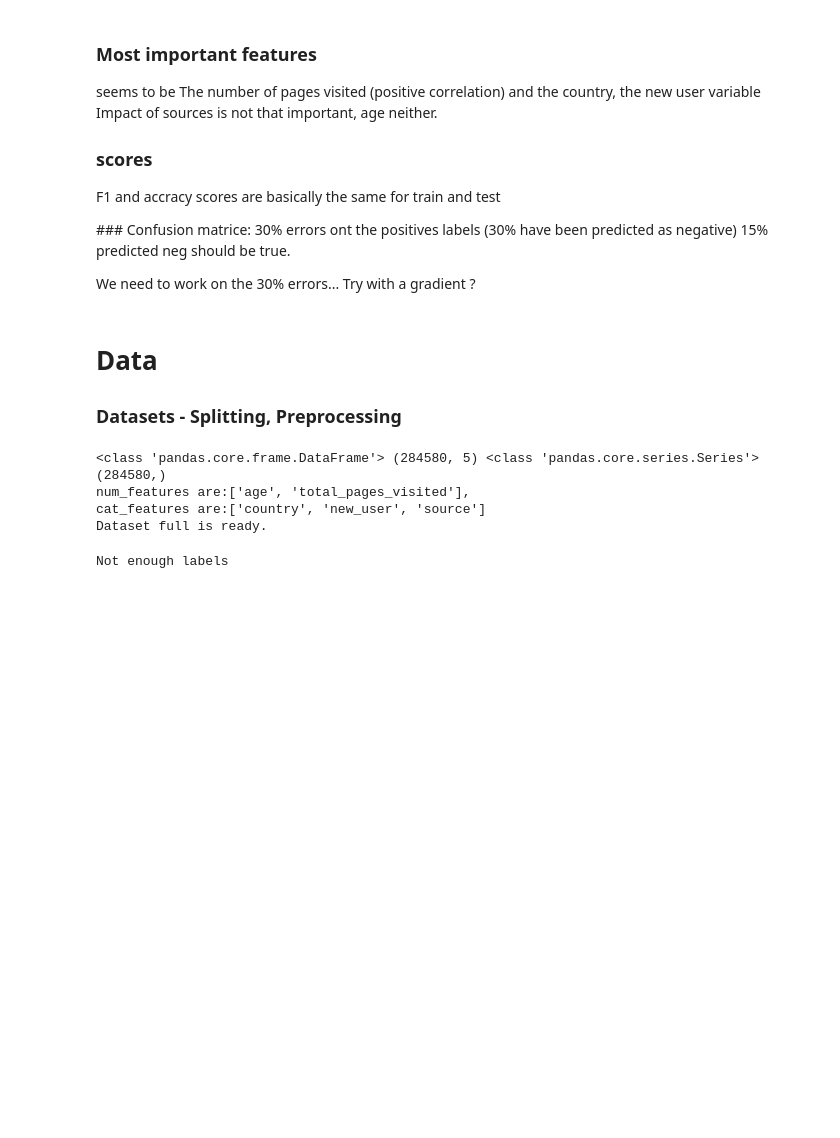
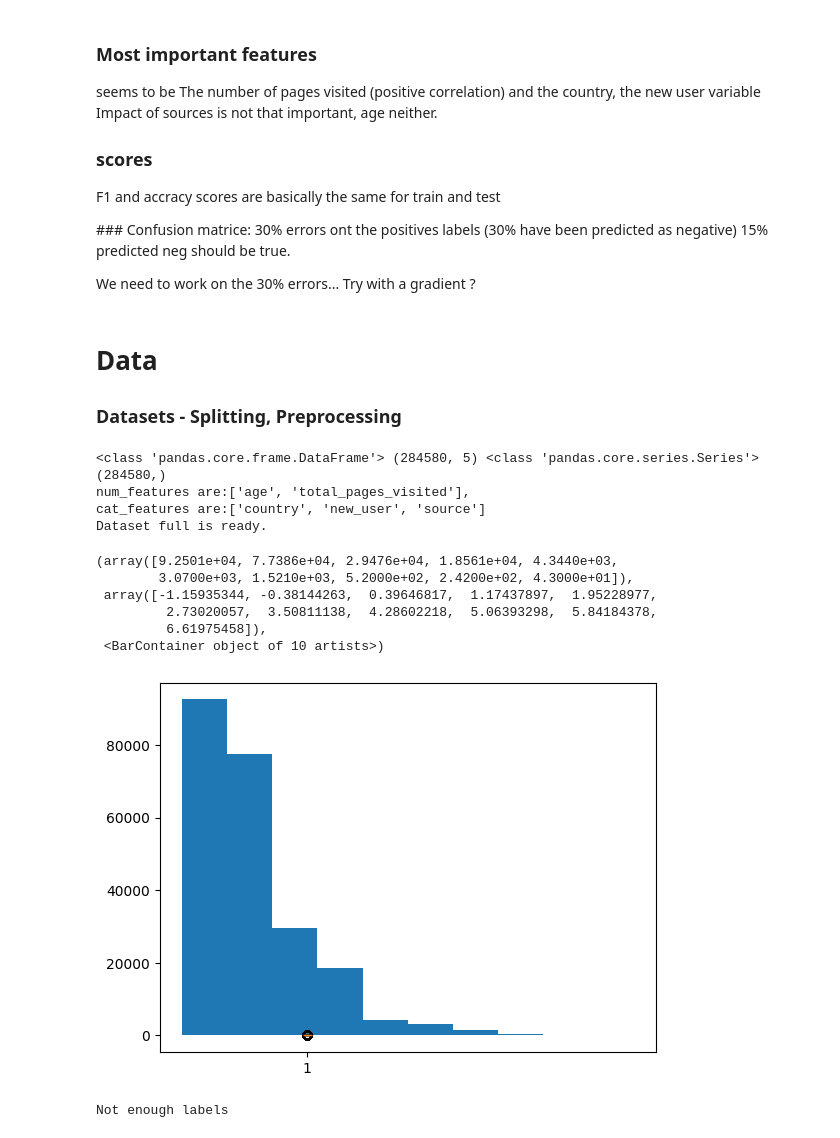
Before and after one commit to kumquat42/202311_jedha_Bloc3_ML_challenge, a Jupyter notebook: 202311_jedha_bloc3_ML_challenge.ipynb, the cells around one changed output. Cells and saved outputs as stored; diff of their text form; code cells hidden in the pictures; blank space fills up the shorter version.

```diff
--- a/202311_jedha_bloc3_ML_challenge.ipynb
+++ b/202311_jedha_bloc3_ML_challenge.ipynb
@@ -677,4 +677,20 @@ X_train, X_val, y_train, y_val, num_features, cat_features, liste_features_name,
 num_features are:['age', 'total_pages_visited'],
 cat_features are:['country', 'new_user', 'source']
 Dataset full is ready.
+# %%
+# check features which are badly labelised : e.g. between 1,684 et 2,88 pages_visited...7158 samples on the train set.
+
+temp = pd.DataFrame(X_train, columns = liste_features_name)
+temp = temp.loc[:,'total_pages_visited']
+temp
+plt.boxplot(temp)# equivaut à total pages visited = colonne [1]
+plt.hist(temp)
+# %% [output]
+(array([9.2501e+04, 7.7386e+04, 2.9476e+04, 1.8561e+04, 4.3440e+03,
+        3.0700e+03, 1.5210e+03, 5.2000e+02, 2.4200e+02, 4.3000e+01]),
+ array([-1.15935344, -0.38144263,  0.39646817,  1.17437897,  1.95228977,
+         2.73020057,  3.50811138,  4.28602218,  5.06393298,  5.84184378,
+         6.61975458]),
+ <BarContainer object of 10 artists>)
+[figure, added]
 # %%
```
Also changed, not shown: parts of 7 cells of this notebook, 6 other files.
